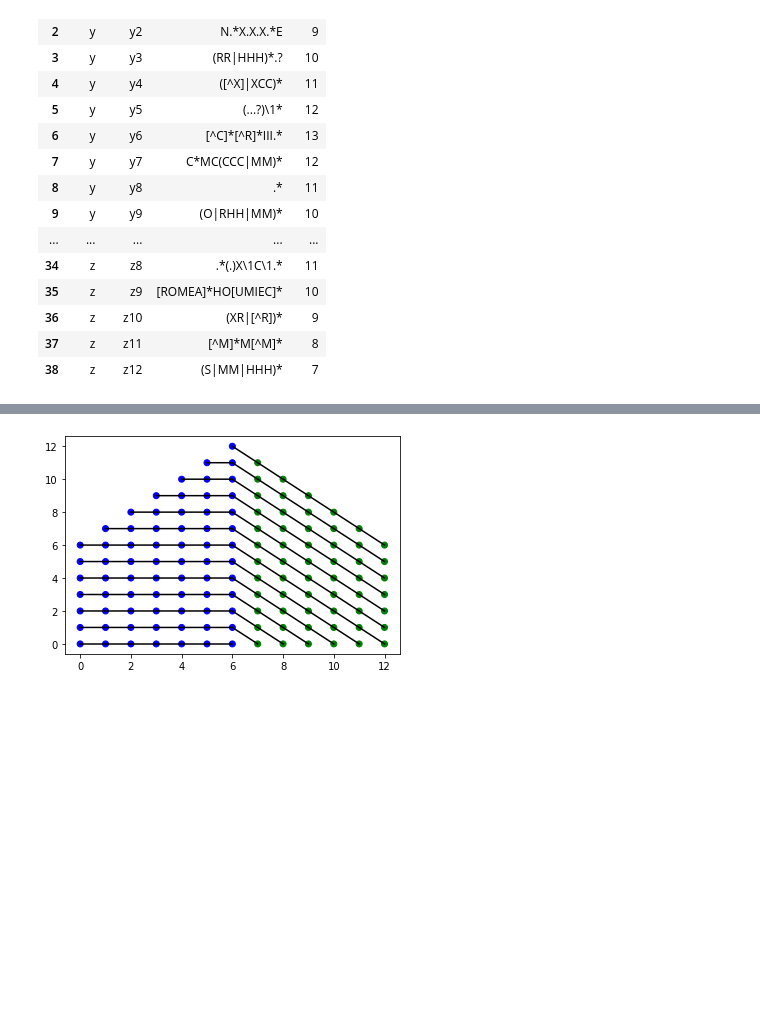
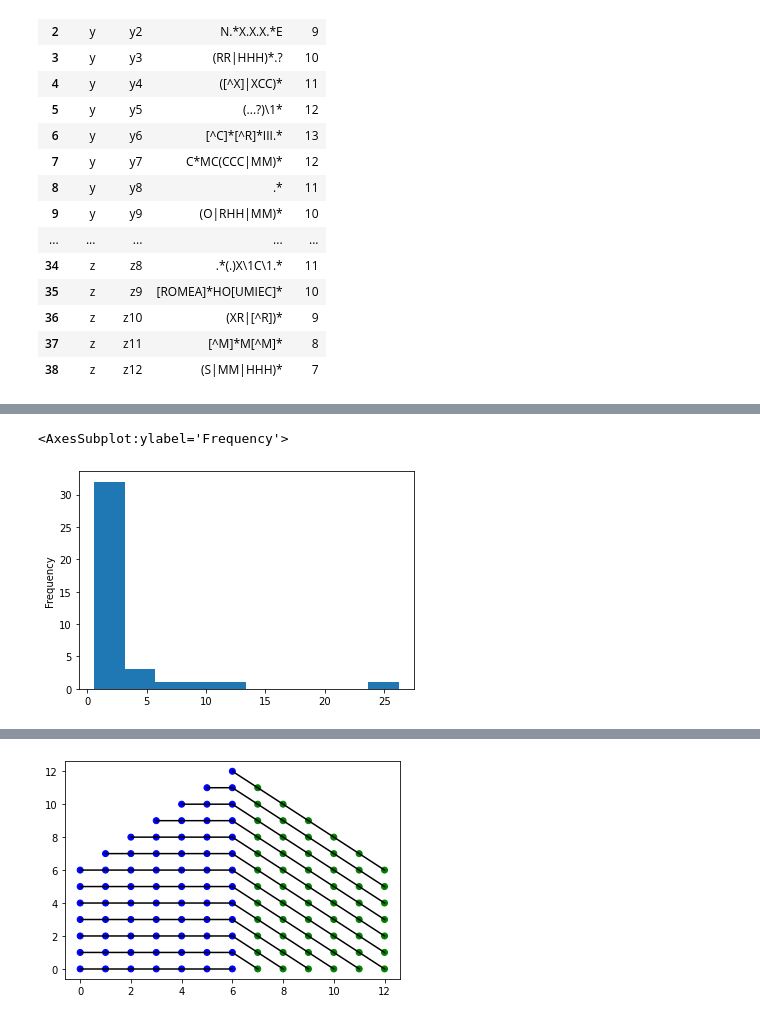
Before and after one commit to matthagy/regex_crossword, a Jupyter notebook: xplr0.ipynb, the cells around one changed output, grey strips where cells are left out. Cells and saved outputs as stored; diff of their text form; code cells hidden in the pictures; blank space fills up the shorter version.

```diff
--- a/xplr0.ipynb
+++ b/xplr0.ipynb
@@ -444,0 +296,5 @@ sns.heatmap(data / data.max().max(), linewidth=0.05, ax=ax)
+# %%
+overlap.min().plot.hist()
+# %% [output]
+<AxesSubplot:ylabel='Frequency'>
+[figure, added]
```
Also changed, not shown: parts of 71 cells of this notebook, 1 other file.
